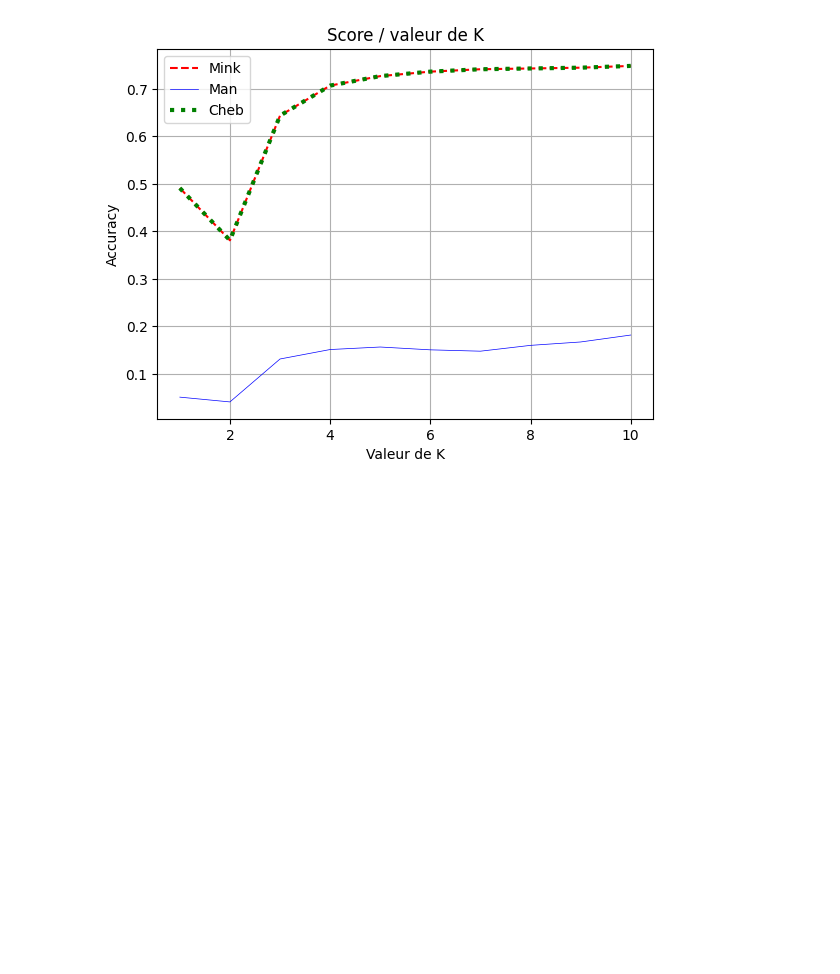
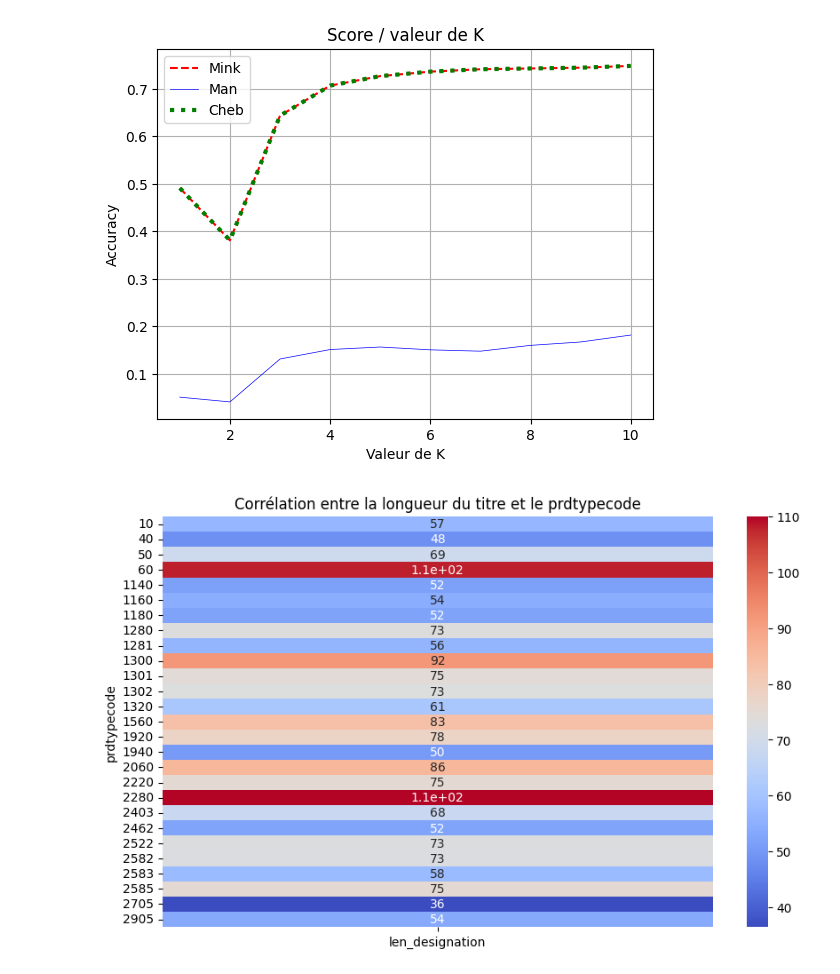
Before and after one commit to YacineA7/Rakuten-MLE-DEC25, a Jupyter notebook: notebooks/DataExploration_1.ipynb, the cells around one changed output. Cells and saved outputs as stored; diff of their text form; code cells hidden in the pictures; blank space fills up the shorter version.

```diff
--- a/notebooks/DataExploration_1.ipynb
+++ b/notebooks/DataExploration_1.ipynb
@@ -328,3 +334,12 @@ plt.grid()
 plt.show()
 # %% [output]
 [figure]
+# %%
+# Heatmap corrélation longueur du titre vs prdtypecode -> corrélation de pearson < 0.2 -> on peut conclure que la longueur du texte n'est pas un bon indicateur pour différencier les classes de produits
+plt.figure(figsize=(10,6))
+pivot = full_data.pivot_table(index='prdtypecode', values='len_designation', aggfunc='mean')
+sns.heatmap(pivot, annot=True, cmap='coolwarm')
+plt.title('Corrélation entre la longueur du titre et le prdtypecode')
+plt.show()
+# %% [output]
+[figure, added]
```
Also changed, not shown: parts of 4 cells of this notebook, 3 other files.
